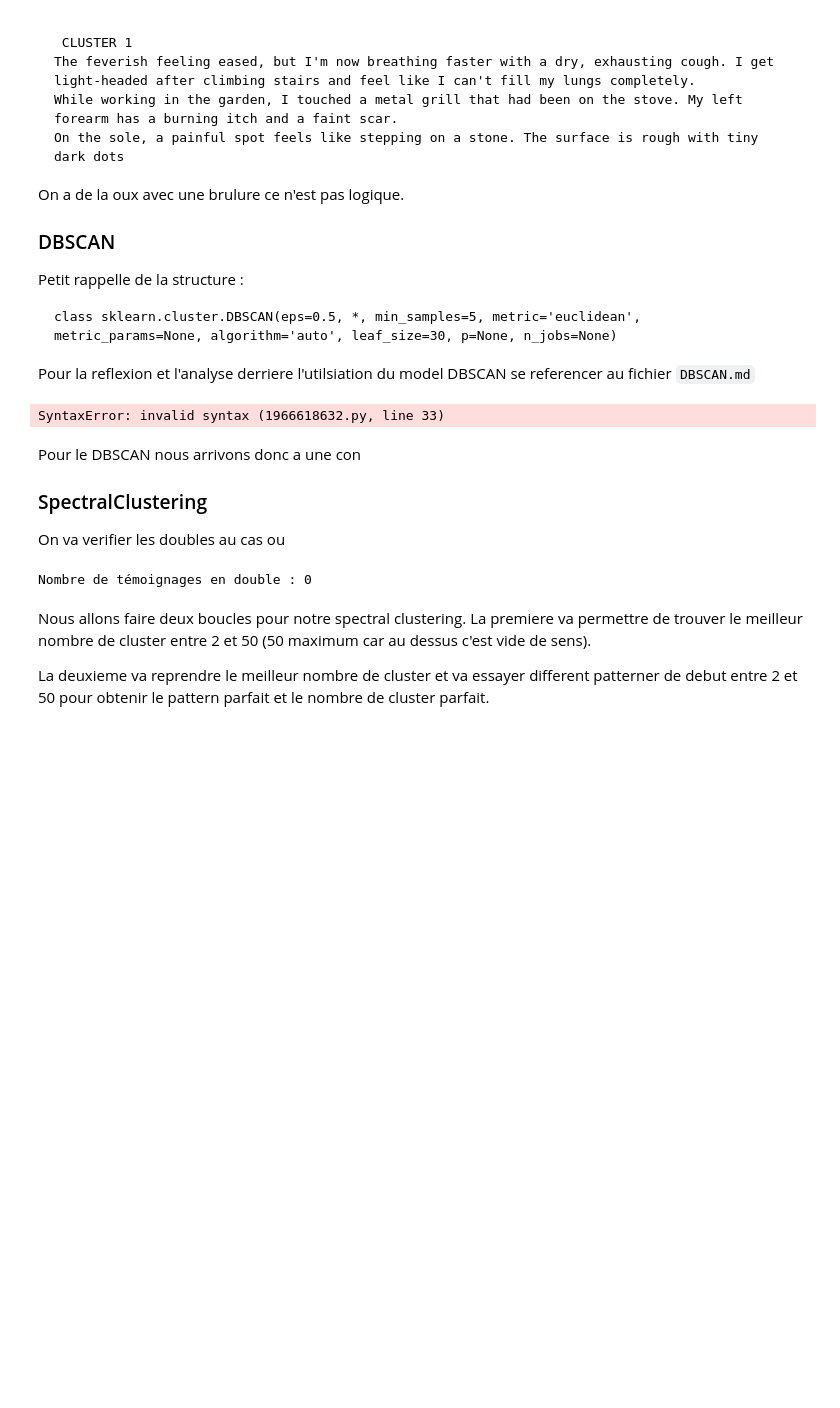
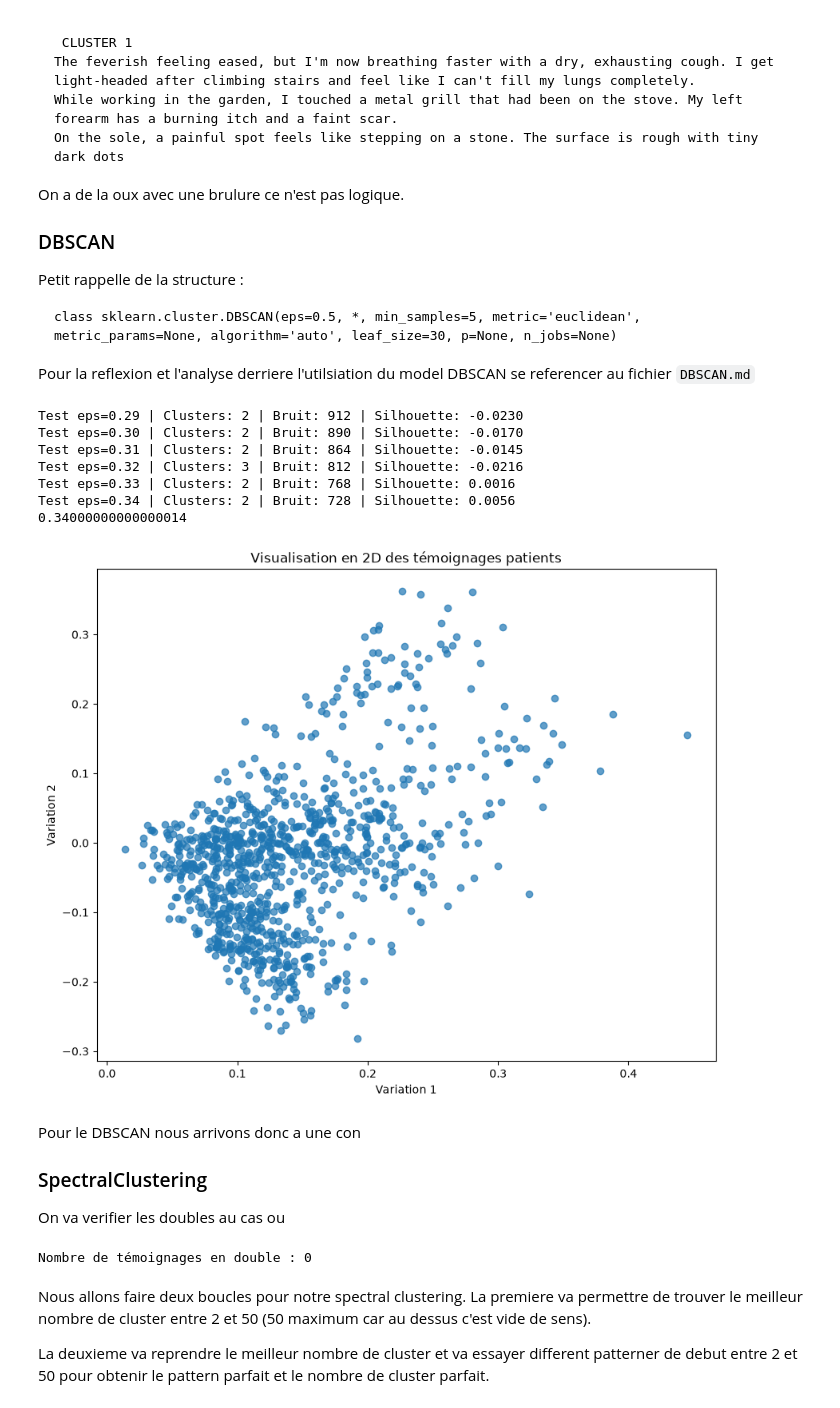
Before and after one commit to gabinHnr/IA---Imagerie-medicale-IRM, a Jupyter notebook: Unsupervised Learning/Models/UnsupervisedModels.ipynb, the cells around one changed output. Drawn from its saved outputs; the diff is of its cells as text; code cells hidden in the pictures; blank space fills up the shorter version.

Commit message:
[*] Modification commentaire + correction DBSCAN + [++] justification librairie

```diff
--- a/Unsupervised Learning/Models/UnsupervisedModels.ipynb
+++ b/Unsupervised Learning/Models/UnsupervisedModels.ipynb
@@ -254,8 +254,11 @@ texts = df['Temoignage'].fillna("")
 
 # TfidfVectorizer
 vectorizer = TfidfVectorizer(stop_words="english")
-X = vectorizer.fit_transform(texts)
+X_t = vectorizer.fit_transform(texts)
 
+# reduction du nombre de dimension
+svd = TruncatedSVD(n_components=50, random_state=42)
+X = svd.fit_transform(X_t)
 
 def Training(eps):
     """
@@ -272,19 +275,31 @@ def Training(eps):
     n_clusters_ = len(set(labels)) - (1 if -1 in labels else 0)
     n_noise_ = list(labels).count(-1)
 
+
+
+    if n_clusters_ > 1:
+        silhouette = silhouette_score(X, labels, metric="cosine")
+        print(f"Test eps={eps:.2f} | Clusters: {n_clusters_} | Bruit: {n_noise_} | Silhouette: {silhouette:.4f}")
+        return eps, silhouette
+    else:
+        # S'il n'y a pas assez de clusters, on renvoie un score de -1 pour ne pas fausser le meilleur résultat
+        return eps, -1
+
+
+
     # On ne garde que les cluster superieur a 0 pour plus de pertinence et egalement pour utiliser `silhouette_score`
-    if (n_clusters_ > 1):
-        print("Nombre de cluster estimes: ", n_clusters_)
-        print("Nombre de point de bruit:",  % n_noise_)
-        # on calcule la silhouette (score de precision compris entre -1 et 1, 1 etant le plus precis)
-        silhouette = silhouette_score(X, labels, metric="cosine")
-        print("Score de precision/ accurate:", silhouette)
+    # if (n_clusters_ > 1):
+    #     print("Nombre de cluster estimes: ", n_clusters_)
+    #     print("Nombre de point de bruit:",  n_noise_)
+    #     # on calcule la silhouette (score de precision compris entre -1 et 1, 1 etant le plus precis)
+    #     silhouette = silhouette_score(X, labels, metric="cosine")
+    #     print("Score de precision/ accurate:", silhouette)
 
-        # compteurs de repartition des clusters, permet d'analyser les reparition des points dans tel ou tel groupe
-        valeurs, comptes = np.unique(labels, return_counts=True)
-        print("Repartitions des clusters:")
-        for val, compte in zip(valeurs, comptes):
-            print(f"Cluster {val} : {compte} points")
+    #     # compteurs de repartition des clusters, permet d'analyser les reparition des points dans tel ou tel groupe
+    #     valeurs, comptes = np.unique(labels, return_counts=True)
+    #     print("Repartitions des clusters:")
+    #     for val, compte in zip(valeurs, comptes):
+    #         print(f"Cluster {val} : {compte} points")
 
 
 # borne finale
@@ -296,36 +311,44 @@ tp = 0.01
 best_eps = 0
 best_value = -1
 
 # boucle qui va appeller la fonction d'entrainement en ajoutant 0.01 en eps
 while (tp < end):
     esp_Resultat, silhouette_Resultat = Training(tp)
     if (silhouette_Resultat > best_value):
         best_value = silhouette_Resultat
         best_eps = esp_Resultat
 
     tp += 0.01
 
 print(best_eps)
 
-
-
+# on reentraine avec les meilelurs parametres
+db_final = DBSCAN(eps=best_eps, min_samples=10).fit(X)
+labels_final = db_final.labels_
 
 # on passe sur 2 axe principale sinon le graphique ne va pas reussir a afficher nos data
 svd_2d = TruncatedSVD(n_components=2, random_state=42)
 X_2d = svd_2d.fit_transform(X)
 
 couleurs_hex = df['Temoignage']
 
 
 plt.figure(figsize=(10, 8))
 plt.scatter(X_2d[:, 0], X_2d[:, 1], alpha=0.7)
 
 plt.title("Visualisation en 2D des témoignages patients")
 plt.xlabel("Variation 1")
 plt.ylabel("Variation 2")
 plt.show()
 # %% [output]
-SyntaxError: invalid syntax (1966618632.py, line 33)
+Test eps=0.29 | Clusters: 2 | Bruit: 912 | Silhouette: -0.0230
+Test eps=0.30 | Clusters: 2 | Bruit: 890 | Silhouette: -0.0170
+Test eps=0.31 | Clusters: 2 | Bruit: 864 | Silhouette: -0.0145
+Test eps=0.32 | Clusters: 3 | Bruit: 812 | Silhouette: -0.0216
+Test eps=0.33 | Clusters: 2 | Bruit: 768 | Silhouette: 0.0016
+Test eps=0.34 | Clusters: 2 | Bruit: 728 | Silhouette: 0.0056
+0.34000000000000014
+[figure, added]
 # %% [markdown]
 Pour le DBSCAN nous arrivons donc a une con
 
```
Also changed, not shown: 5 other files.
